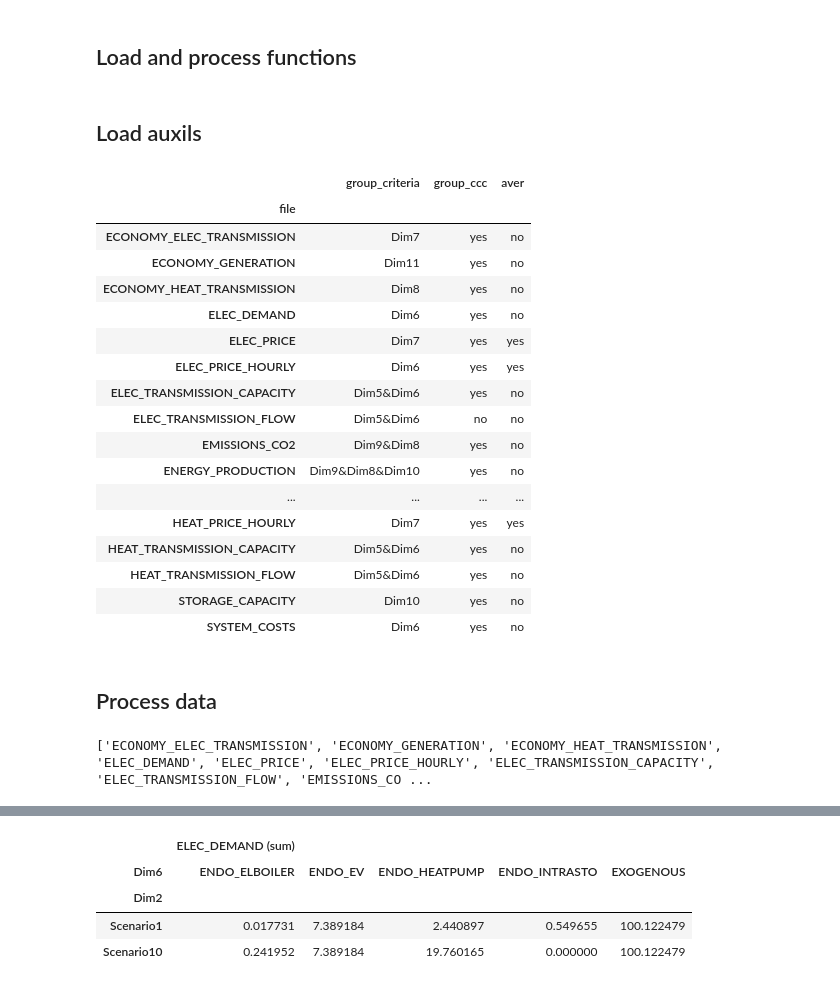
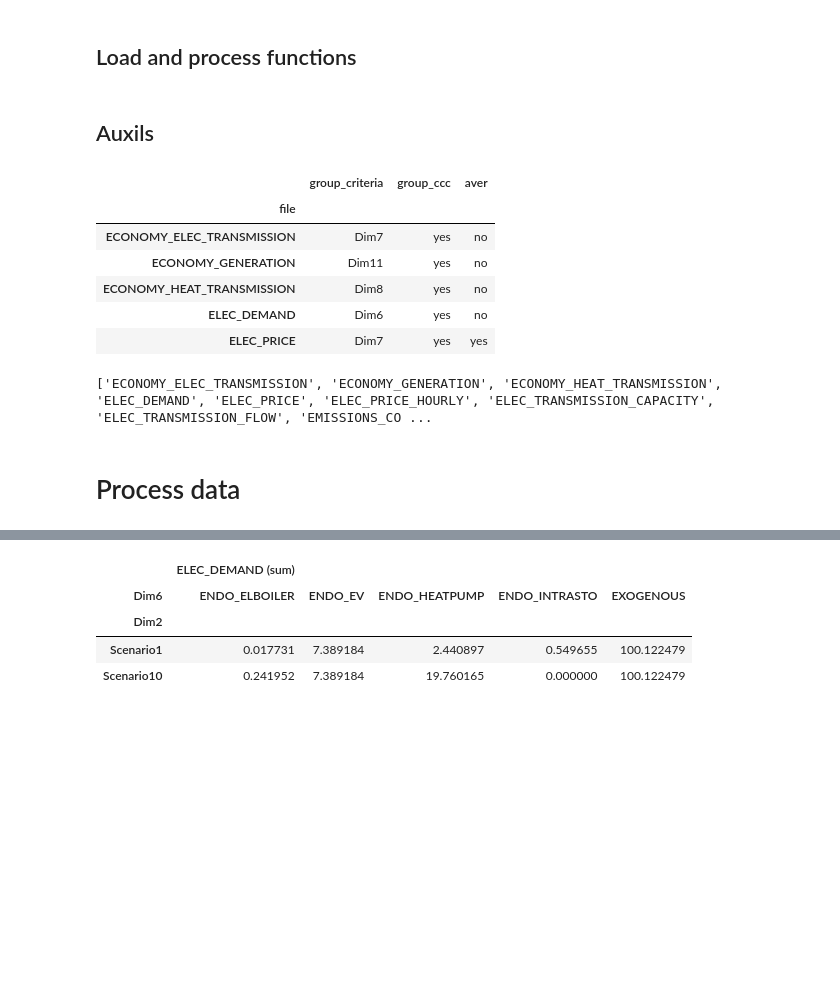
Before and after one commit to tilseb/flexsus, a Jupyter notebook: processing.ipynb, the cells around one changed output, grey strips where cells are left out. Drawn from its saved outputs; the diff is of its cells as text; code cells hidden in the pictures; blank space fills up the shorter version.

```diff
--- a/processing.ipynb
+++ b/processing.ipynb
@@ -90,34 +94,20 @@ def groupFrame2(df,f,aver):
         df.columns = pd.MultiIndex.from_product([[f + ' (sum)'], df.columns])
     df = df.fillna(0)
     return df
-# %% [markdown]
-## Load auxils
+# %% [markdown]
+## Auxils
 # %%
 # load variable criteria to be grouped against
 ctr = pd.read_csv('auxils/criteria.csv', encoding='utf8', index_col=0)
+ctr.head(5)
+# %% [output]
+|  | group_criteria | group_ccc | aver |
+| file |  |  |  |
+| ECONOMY_ELEC_TRANSMISSION | Dim7 | yes | no |
+| ECONOMY_GENERATION | Dim11 | yes | no |
+| ECONOMY_HEAT_TRANSMISSION | Dim8 | yes | no |
+| ELEC_DEMAND | Dim6 | yes | no |
+| ELEC_PRICE | Dim7 | yes | yes |
-# %%
-ctr
-# %% [output]
-|  | group_criteria | group_ccc | aver |
-| file |  |  |  |
-| ECONOMY_ELEC_TRANSMISSION | Dim7 | yes | no |
-| ECONOMY_GENERATION | Dim11 | yes | no |
-| ECONOMY_HEAT_TRANSMISSION | Dim8 | yes | no |
-| ELEC_DEMAND | Dim6 | yes | no |
-| ELEC_PRICE | Dim7 | yes | yes |
-| ELEC_PRICE_HOURLY | Dim6 | yes | yes |
-| ELEC_TRANSMISSION_CAPACITY | Dim5&Dim6 | yes | no |
-| ELEC_TRANSMISSION_FLOW | Dim5&Dim6 | no | no |
-| EMISSIONS_CO2 | Dim9&Dim8 | yes | no |
-| ENERGY_PRODUCTION | Dim9&Dim8&Dim10 | yes | no |
-| ... | ... | ... | ... |
-| HEAT_PRICE_HOURLY | Dim7 | yes | yes |
-| HEAT_TRANSMISSION_CAPACITY | Dim5&Dim6 | yes | no |
-| HEAT_TRANSMISSION_FLOW | Dim5&Dim6 | yes | no |
-| STORAGE_CAPACITY | Dim10 | yes | no |
-| SYSTEM_COSTS | Dim6 | yes | no |
-# %% [markdown]
-## Process data
 # %%
 # get list of data files (w/o file extension, i.e. '.csv')
 lf = [i.split('.')[0] for i in os.listdir('data')]
@@ -132 +126,3 @@ print(lf)
+# %% [markdown]
+# Process data
 # %% [markdown]
```
Also changed, not shown: parts of 7 cells of this notebook, 13 other files.
